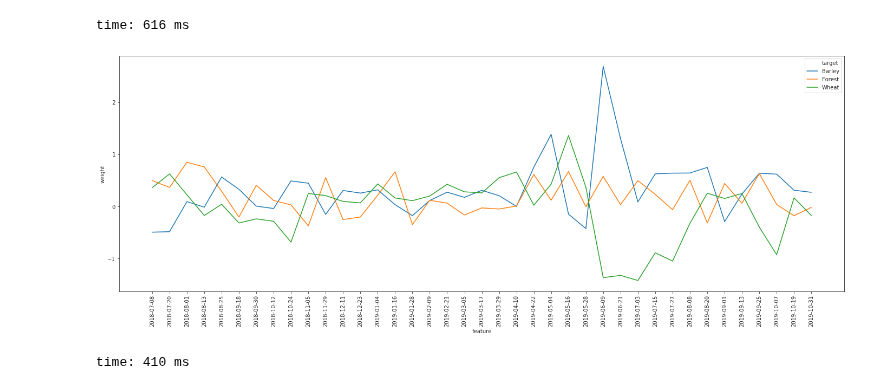
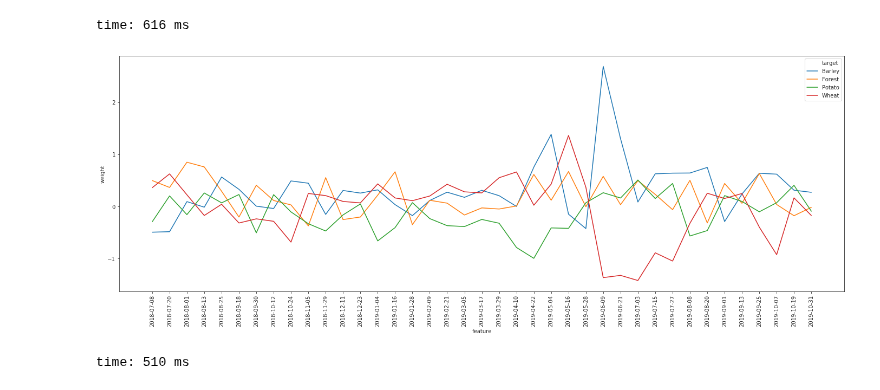
Before and after one commit to JacobJeppesen/PublicSectorConsultancy, a Jupyter notebook: potato_nematode_predictor/notebooks/05_ExplainableClassification.ipynb, the cells around one changed output. Cells and saved outputs as stored; diff of their text form; code cells hidden in the pictures.

```diff
--- a/potato_nematode_predictor/notebooks/05_ExplainableClassification.ipynb
+++ b/potato_nematode_predictor/notebooks/05_ExplainableClassification.ipynb
@@ -314,10 +324,10 @@ ax = sns.lineplot(x='feature', y='weight', hue='target', data=data, ci='sd')
 time: 616 ms
 # %%
 data = df_explanation[df_explanation['polarization'] == 'VH']
-data = data.loc[data['target'].isin(['Barley', 'Wheat', 'Forest'])]
+data = data.loc[data['target'].isin(['Barley', 'Wheat', 'Forest', 'Potato'])]
 plt.figure(figsize=(24, 8))
 plt.xticks(rotation=90, horizontalalignment='center')
 ax = sns.lineplot(x='feature', y='weight', hue='target', data=data, ci='sd')
 # %% [output]
-[figure, old version]
+[figure, new version]
-time: 410 ms
+time: 510 ms
```
Also changed, not shown: parts of 15 cells of this notebook, 3 other files.
